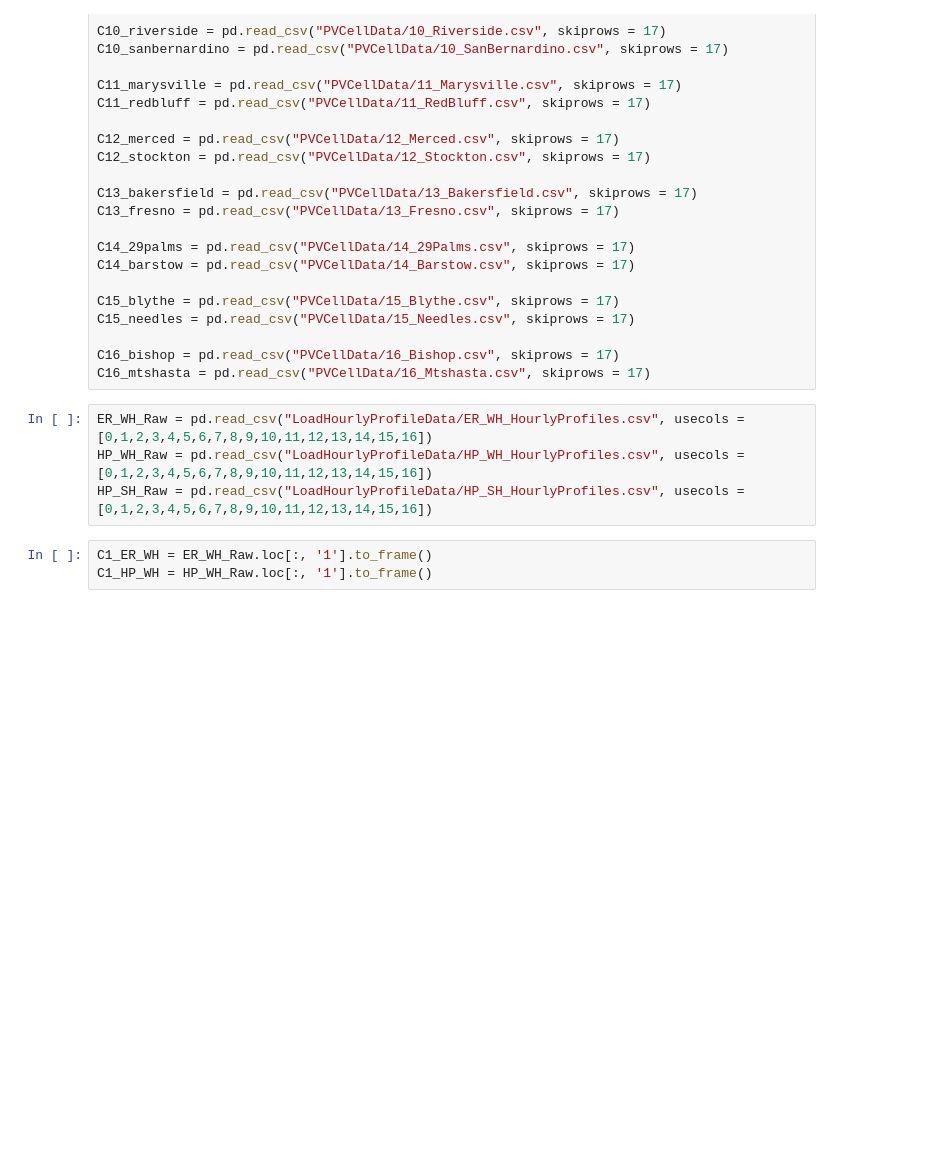
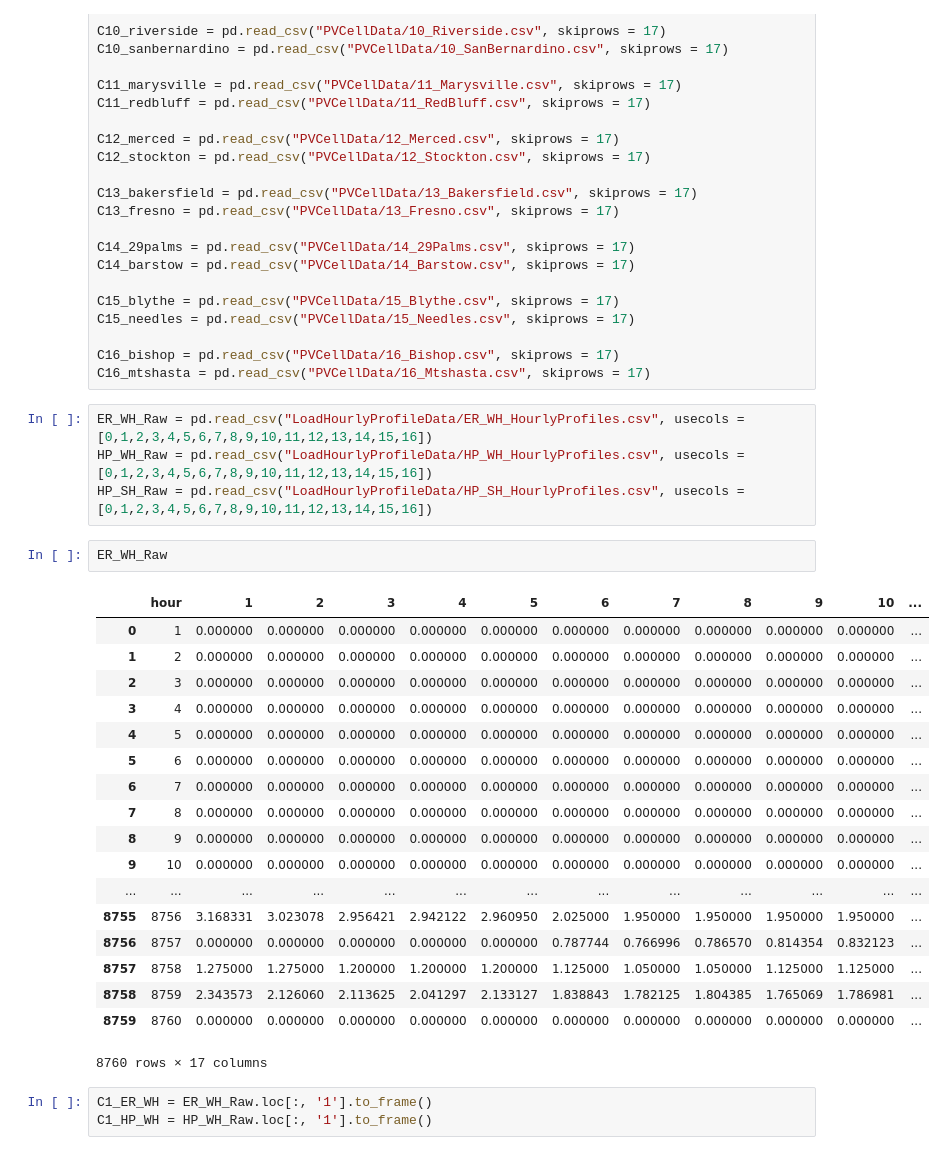
Before and after one commit to BuildingDecarb/URAP_2020, a Jupyter notebook: LoadBalanceGraphing.ipynb, the cells around one changed output. Drawn from its saved outputs; the diff is of its cells as text; blank space fills up the shorter version.

```diff
--- a/LoadBalanceGraphing.ipynb
+++ b/LoadBalanceGraphing.ipynb
@@ -63,6 +63,27 @@ C16_mtshasta = pd.read_csv("PVCellData/16_Mtshasta.csv", skiprows = 17)
 ER_WH_Raw = pd.read_csv("LoadHourlyProfileData/ER_WH_HourlyProfiles.csv", usecols = [0,1,2,3,4,5,6,7,8,9,10,11,12,13,14,15,16])
 HP_WH_Raw = pd.read_csv("LoadHourlyProfileData/HP_WH_HourlyProfiles.csv", usecols = [0,1,2,3,4,5,6,7,8,9,10,11,12,13,14,15,16])
 HP_SH_Raw = pd.read_csv("LoadHourlyProfileData/HP_SH_HourlyProfiles.csv", usecols = [0,1,2,3,4,5,6,7,8,9,10,11,12,13,14,15,16])
+# %%
+ER_WH_Raw
+# %% [output]
+|  | hour | 1 | 2 | 3 | 4 | 5 | 6 | 7 | 8 | 9 | 10 | ... |
+| 0 | 1 | 0.000000 | 0.000000 | 0.000000 | 0.000000 | 0.000000 | 0.000000 | 0.000000 | 0.000000 | 0.000000 | 0.000000 | ... |
+| 1 | 2 | 0.000000 | 0.000000 | 0.000000 | 0.000000 | 0.000000 | 0.000000 | 0.000000 | 0.000000 | 0.000000 | 0.000000 | ... |
+| 2 | 3 | 0.000000 | 0.000000 | 0.000000 | 0.000000 | 0.000000 | 0.000000 | 0.000000 | 0.000000 | 0.000000 | 0.000000 | ... |
+| 3 | 4 | 0.000000 | 0.000000 | 0.000000 | 0.000000 | 0.000000 | 0.000000 | 0.000000 | 0.000000 | 0.000000 | 0.000000 | ... |
+| 4 | 5 | 0.000000 | 0.000000 | 0.000000 | 0.000000 | 0.000000 | 0.000000 | 0.000000 | 0.000000 | 0.000000 | 0.000000 | ... |
+| 5 | 6 | 0.000000 | 0.000000 | 0.000000 | 0.000000 | 0.000000 | 0.000000 | 0.000000 | 0.000000 | 0.000000 | 0.000000 | ... |
+| 6 | 7 | 0.000000 | 0.000000 | 0.000000 | 0.000000 | 0.000000 | 0.000000 | 0.000000 | 0.000000 | 0.000000 | 0.000000 | ... |
+| 7 | 8 | 0.000000 | 0.000000 | 0.000000 | 0.000000 | 0.000000 | 0.000000 | 0.000000 | 0.000000 | 0.000000 | 0.000000 | ... |
+| 8 | 9 | 0.000000 | 0.000000 | 0.000000 | 0.000000 | 0.000000 | 0.000000 | 0.000000 | 0.000000 | 0.000000 | 0.000000 | ... |
+| 9 | 10 | 0.000000 | 0.000000 | 0.000000 | 0.000000 | 0.000000 | 0.000000 | 0.000000 | 0.000000 | 0.000000 | 0.000000 | ... |
+| ... | ... | ... | ... | ... | ... | ... | ... | ... | ... | ... | ... | ... |
+| 8755 | 8756 | 3.168331 | 3.023078 | 2.956421 | 2.942122 | 2.960950 | 2.025000 | 1.950000 | 1.950000 | 1.950000 | 1.950000 | ... |
+| 8756 | 8757 | 0.000000 | 0.000000 | 0.000000 | 0.000000 | 0.000000 | 0.787744 | 0.766996 | 0.786570 | 0.814354 | 0.832123 | ... |
+| 8757 | 8758 | 1.275000 | 1.275000 | 1.200000 | 1.200000 | 1.200000 | 1.125000 | 1.050000 | 1.050000 | 1.125000 | 1.125000 | ... |
+| 8758 | 8759 | 2.343573 | 2.126060 | 2.113625 | 2.041297 | 2.133127 | 1.838843 | 1.782125 | 1.804385 | 1.765069 | 1.786981 | ... |
+| 8759 | 8760 | 0.000000 | 0.000000 | 0.000000 | 0.000000 | 0.000000 | 0.000000 | 0.000000 | 0.000000 | 0.000000 | 0.000000 | ... |
+8760 rows × 17 columns
 # %%
 C1_ER_WH = ER_WH_Raw.loc[:, '1'].to_frame()
 C1_HP_WH = HP_WH_Raw.loc[:, '1'].to_frame()
```
Also changed, not shown: parts of 10 cells of this notebook.
